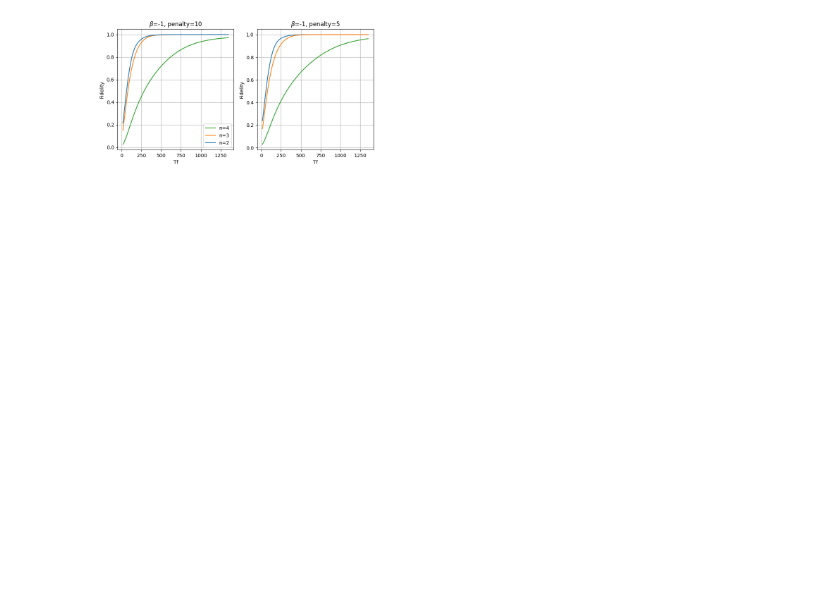
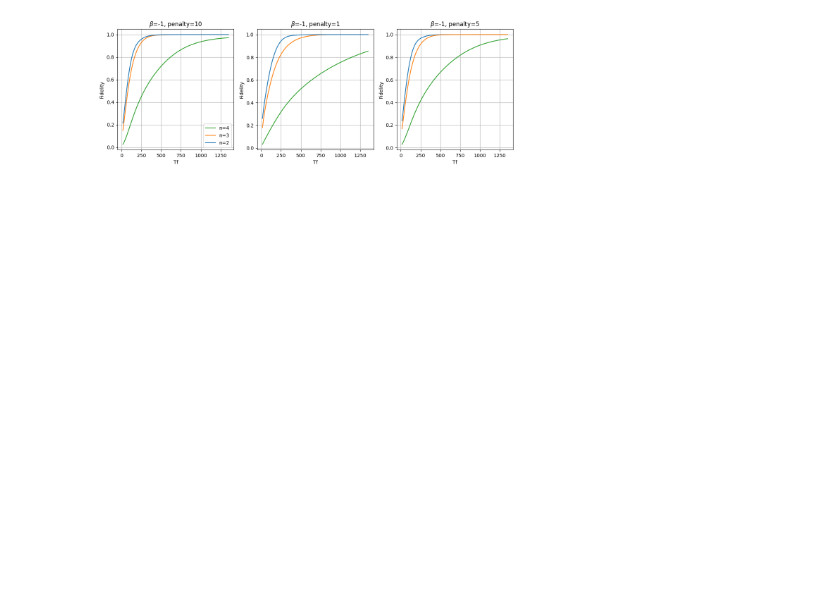
Before and after one commit to Secretmud/zermelos-navigation-problem, a Jupyter notebook: src/Plots.ipynb, the cells around one changed output. Drawn from its saved outputs; the diff is of its cells as text; code cells hidden in the pictures.

Commit message:
more data

```diff
--- a/src/Plots.ipynb
+++ b/src/Plots.ipynb
@@ -41,7 +41,7 @@ for file_path in p.glob("**/*.csv"):
             ast.literal_eval(row["array"])
         )
 
-    data_dict[file_name] = meta
+    data_dict[meta.penalty] = meta
 
 # Step 1: Collect all unique n values across all files for consistent coloring
 all_n = set()
@@ -62,31 +62,31 @@ axes = axes.flatten()  # flatten for easy iteration
 
 for ax, file_name in zip(axes, files):
     meta = data_dict[file_name]
     T_0, T_f, nsteps = meta.T_0, meta.T_f, meta.steps
     ts = np.linspace(T_0, T_f, nsteps)
 
     for key, arr in meta.data.items():
         if len(arr) != len(ts):
             raise ValueError(
                 f"Length mismatch in {file_name}: ts={len(ts)}, array={len(arr)}"
             )
         ax.plot(ts, arr, label=f"n={key}", color=n_to_color[key])
 
     ax.set_title(rf"$\beta$={meta.beta}, penalty={meta.penalty}")
     ax.set_xlabel("Tf")
     ax.set_ylabel("Fidelity")
     ax.grid(True)
 
     # Show legend only in the first subplot for clarity
     if ax == axes[0]:
         ax.legend()
 
 # Hide any unused subplots
 for ax in axes[n_plots:]:
     ax.axis("off")
 
 plt.tight_layout()
 plt.savefig("all_plots_4x4.pdf")
 plt.show()
 # %% [output]
-[figure, old version]
+[figure, new version]
```
Also changed, not shown: 2 other files.
